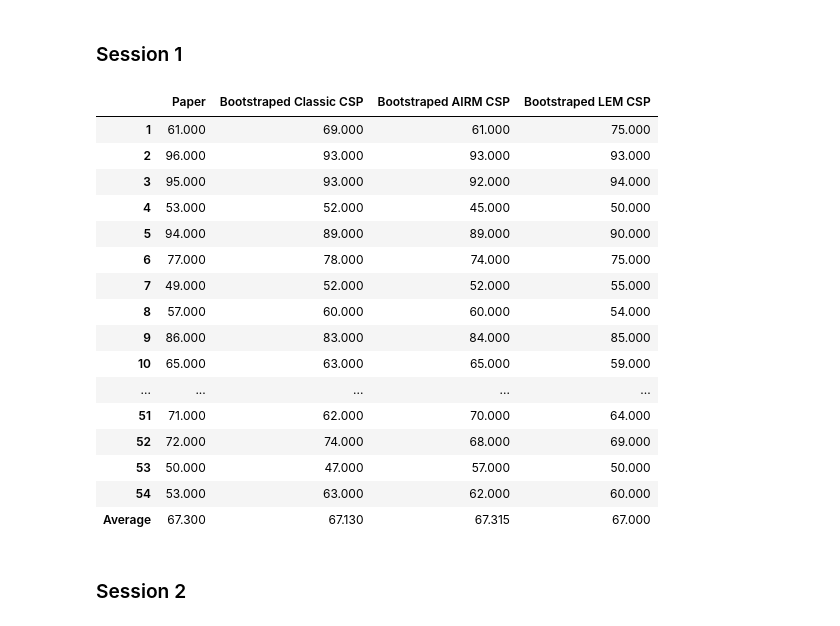
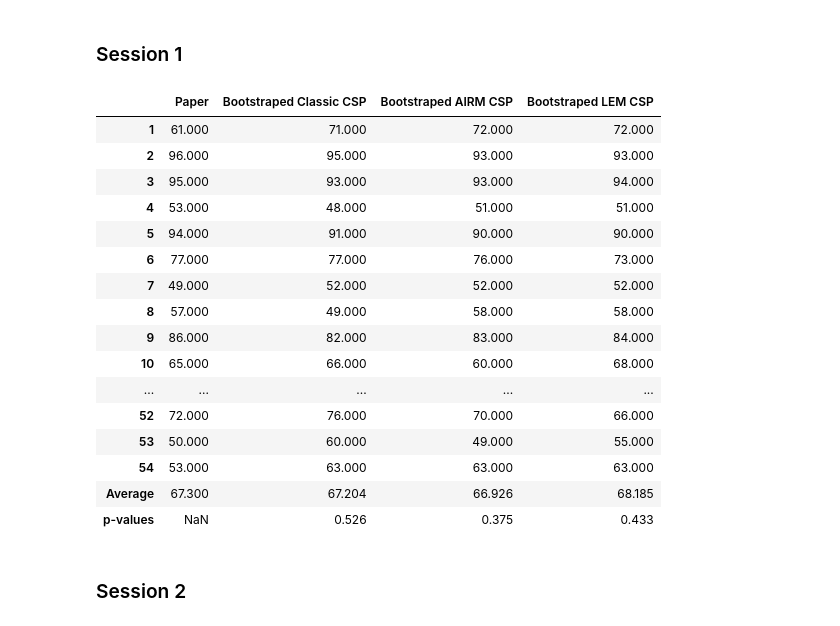
Before and after one commit to Yassawe/BCI, a Jupyter notebook: EnsembleLearning.ipynb, the cells around one changed output. Drawn from its saved outputs; the diff is of its cells as text; code cells hidden in the pictures.

```diff
--- a/EnsembleLearning.ipynb
+++ b/EnsembleLearning.ipynb
@@ -78,2 +87,0 @@ outfile.close()
-# %%
-SubjectsCOV, SubjectsY = getData("sess02")
@@ -391,7 +409,7 @@ df.head(55)
 from copy import deepcopy
 # %%
 def majority_vote_subjectindependent(SubjectsCOV, SubjectsY, n):
-    df = pd.DataFrame(index=list(range(1, 55))+['Average'], columns=['Classic CSP', 'AIRM CSP', 'LEM CSP', 'Majority Vote'])
+    df = pd.DataFrame(index=list(range(1, 55))+['Average', 'p-value'], columns=['Classic CSP', 'AIRM CSP', 'LEM CSP', 'Majority Vote'])
 
     c_results = [] #very sloppy coding, did not prioritize clean code
     a_results = []
@@ -439,11 +457,22 @@ def majority_vote_subjectindependent(SubjectsCOV, SubjectsY, n):
         m_results.append(count_accuracy(majority, testY))
 
     c_results.append(sum(c_results)/len(c_results))
+
     a_results.append(sum(a_results)/len(a_results))
+    _, pval = wilcoxon(a_results[:-1], c_results[:-1])
+    a_results.append(pval)
+
+
     l_results.append(sum(l_results)/len(l_results))
+    _, pval = wilcoxon(l_results[:-1], c_results[:-1])
+    l_results.append(pval)
+
     m_results.append(sum(m_results)/len(m_results))
+    _, pval = wilcoxon(m_results[:-1], c_results[:-1])
+    m_results.append(pval)
 
-    df['Classic CSP'] = c_results
+
+    df['Classic CSP'] = c_results + [None]
     df['AIRM CSP'] = a_results
     df['LEM CSP'] = l_results
     df['Majority Vote'] = m_results
@@ -597,7 +518,7 @@ df.head(55)
 ## Subject-dependent
 # %%
 def majority_vote_hp(SubjectsCOV, SubjectsY, n_lowerlimit, n_higherlimit, papervals):
-    df = pd.DataFrame(index=list(range(1, 55))+['Average'], columns=['Paper', 'Majority Vote 2'])
+    df = pd.DataFrame(index=list(range(1, 55))+['Average', 'p-value'], columns=['Paper', 'Majority Vote 2'])
 
     m_results = []
 
@@ -640,8 +561,11 @@ def majority_vote_hp(SubjectsCOV, SubjectsY, n_lowerlimit, n_higherlimit, paperv
         m_results.append(count_accuracy(majority, testY))
 
     m_results.append(sum(m_results)/len(m_results))
+    _, pval = wilcoxon(papervals[:-1], m_results[:-1])
+    m_results.append(pval)
 
-    df['Paper'] = papervals
+
+    df['Paper'] = papervals + [None]
     df['Majority Vote 2'] = m_results
 
     return df
@@ -731,7 +619,7 @@ a_rcsp_b = RCSP_bootstrap("AIRM", 20, LDA)
 l_rcsp_b = RCSP_bootstrap("LEM", 20, LDA)
 # %%
 def bootstrap_estimation(SubjectsCOV, SubjectsY, n, btsp_size, btsp_n, papervals, subject_independent=False):
-    df = pd.DataFrame(index=list(range(1, 55))+['Average'], columns=['Paper', 'Bootstraped Classic CSP', 'Bootstraped AIRM CSP', 'Bootstraped LEM CSP'])
+    df = pd.DataFrame(index=list(range(1, 55))+['Average', 'p-values'], columns=['Paper', 'Bootstraped Classic CSP', 'Bootstraped AIRM CSP', 'Bootstraped LEM CSP'])
 
     c_results = []
     a_results = []
@@ -782,13 +670,19 @@ def bootstrap_estimation(SubjectsCOV, SubjectsY, n, btsp_size, btsp_n, papervals
     a_results.append(sum(a_results)/len(a_results))
     l_results.append(sum(l_results)/len(l_results))
 
-    df['Paper'] = papervals
+    if not subject_independent:
+        c_results.append(wilcoxon(papervals[:-1], c_results[:-1])[1])
+        a_results.append(wilcoxon(papervals[:-1], a_results[:-1])[1])
+        l_results.append(wilcoxon(papervals[:-1], l_results[:-1])[1])
+
+    df['Paper'] = papervals + [None]
     df['Bootstraped Classic CSP'] = c_results
     df['Bootstraped AIRM CSP'] = a_results
     df['Bootstraped LEM CSP'] = l_results
 
     if subject_independent:
         df = df.drop(['Paper'], axis=1)
+        df = df.drop(['p-values'], axis = 0)
     return df
 # %% [markdown]
 ## Subject-Dependent
@@ -796,25 +690,25 @@ def bootstrap_estimation(SubjectsCOV, SubjectsY, n, btsp_size, btsp_n, papervals
 ### Session 1
 # %%
 df = bootstrap_estimation(SubjectsCOV1, SubjectsY1, n=4, btsp_size=0.8, btsp_n=10, papervals = paper_s1, subject_independent=False)
-df.head(55)
+df.head(56)
 # %% [output]
 |  | Paper | Bootstraped Classic CSP | Bootstraped AIRM CSP | Bootstraped LEM CSP |
-| 1 | 61.000 | 69.000 | 61.000 | 75.000 |
-| 2 | 96.000 | 93.000 | 93.000 | 93.000 |
-| 3 | 95.000 | 93.000 | 92.000 | 94.000 |
-| 4 | 53.000 | 52.000 | 45.000 | 50.000 |
-| 5 | 94.000 | 89.000 | 89.000 | 90.000 |
-| 6 | 77.000 | 78.000 | 74.000 | 75.000 |
-| 7 | 49.000 | 52.000 | 52.000 | 55.000 |
-| 8 | 57.000 | 60.000 | 60.000 | 54.000 |
-| 9 | 86.000 | 83.000 | 84.000 | 85.000 |
-| 10 | 65.000 | 63.000 | 65.000 | 59.000 |
+| 1 | 61.000 | 71.000 | 72.000 | 72.000 |
+| 2 | 96.000 | 95.000 | 93.000 | 93.000 |
+| 3 | 95.000 | 93.000 | 93.000 | 94.000 |
+| 4 | 53.000 | 48.000 | 51.000 | 51.000 |
+| 5 | 94.000 | 91.000 | 90.000 | 90.000 |
+| 6 | 77.000 | 77.000 | 76.000 | 73.000 |
+| 7 | 49.000 | 52.000 | 52.000 | 52.000 |
+| 8 | 57.000 | 49.000 | 58.000 | 58.000 |
+| 9 | 86.000 | 82.000 | 83.000 | 84.000 |
+| 10 | 65.000 | 66.000 | 60.000 | 68.000 |
 | ... | ... | ... | ... | ... |
-| 51 | 71.000 | 62.000 | 70.000 | 64.000 |
-| 52 | 72.000 | 74.000 | 68.000 | 69.000 |
-| 53 | 50.000 | 47.000 | 57.000 | 50.000 |
-| 54 | 53.000 | 63.000 | 62.000 | 60.000 |
-| Average | 67.300 | 67.130 | 67.315 | 67.000 |
+| 52 | 72.000 | 76.000 | 70.000 | 66.000 |
+| 53 | 50.000 | 60.000 | 49.000 | 55.000 |
+| 54 | 53.000 | 63.000 | 63.000 | 63.000 |
+| Average | 67.300 | 67.204 | 66.926 | 68.185 |
+| p-values | NaN | 0.526 | 0.375 | 0.433 |
 # %% [markdown]
 ### Session 2
 # %%
```
Also changed, not shown: parts of 39 cells of this notebook.
